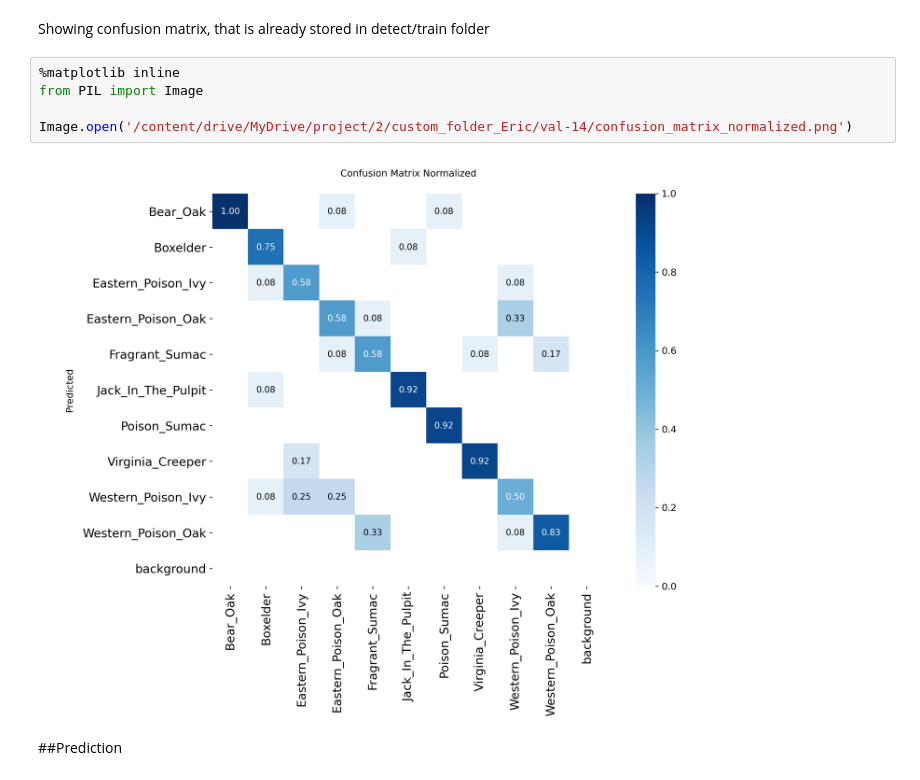
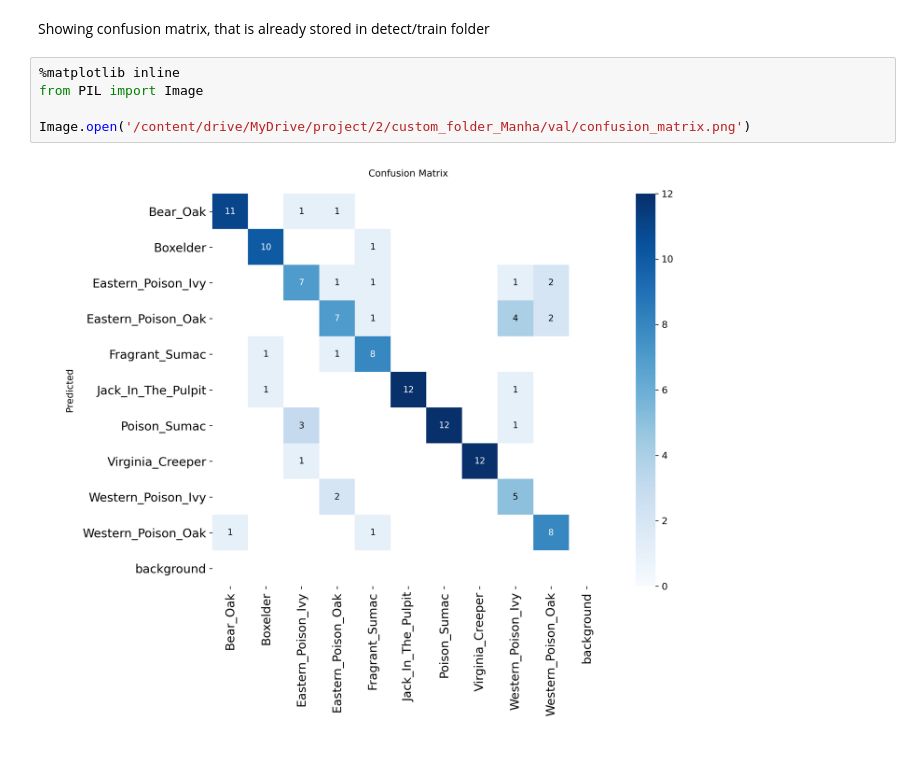
Before and after one commit to manha-star/Computer-Vision-Project, a Jupyter notebook: ComputerVisionProject.ipynb, the cells around one changed output. Drawn from its saved outputs; the diff is of its cells as text; blank space fills up the shorter version.

```diff
--- a/ComputerVisionProject.ipynb
+++ b/ComputerVisionProject.ipynb
@@ -574,9 +585,7 @@ Showing confusion matrix, that is already stored in detect/train folder
 # %%
 %matplotlib inline
 from PIL import Image
 
-Image.open('/content/drive/MyDrive/project/2/custom_folder_Eric/val-14/confusion_matrix_normalized.png')
+Image.open('/content/drive/MyDrive/project/2/custom_folder_Manha/val/confusion_matrix.png')
 # %% [output]
-[figure, old version]
+[figure, new version]
-# %% [markdown]
-##Prediction
```
Also changed, not shown: parts of 23 cells of this notebook.
